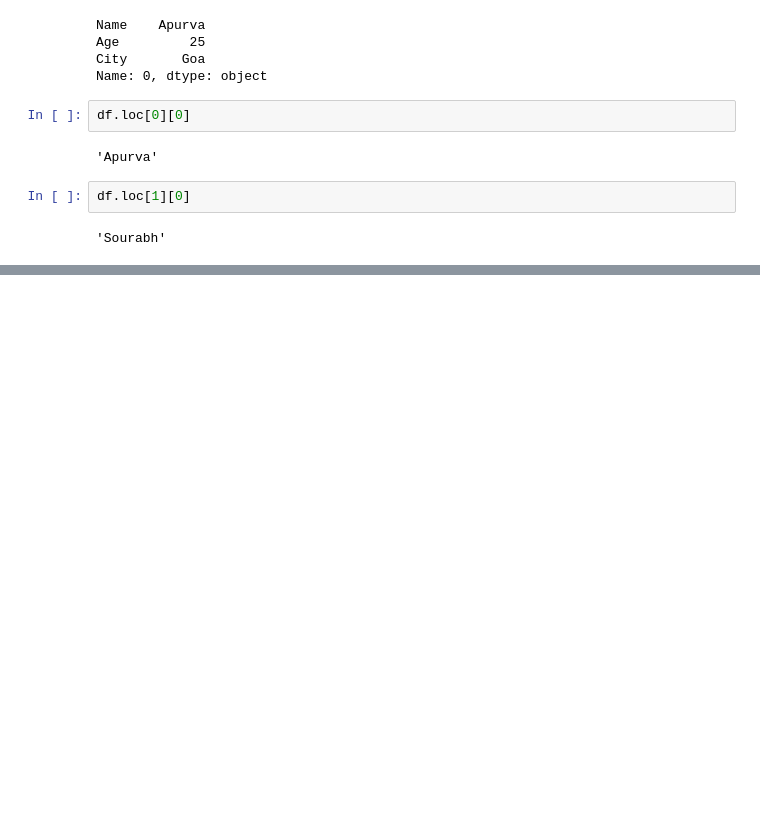
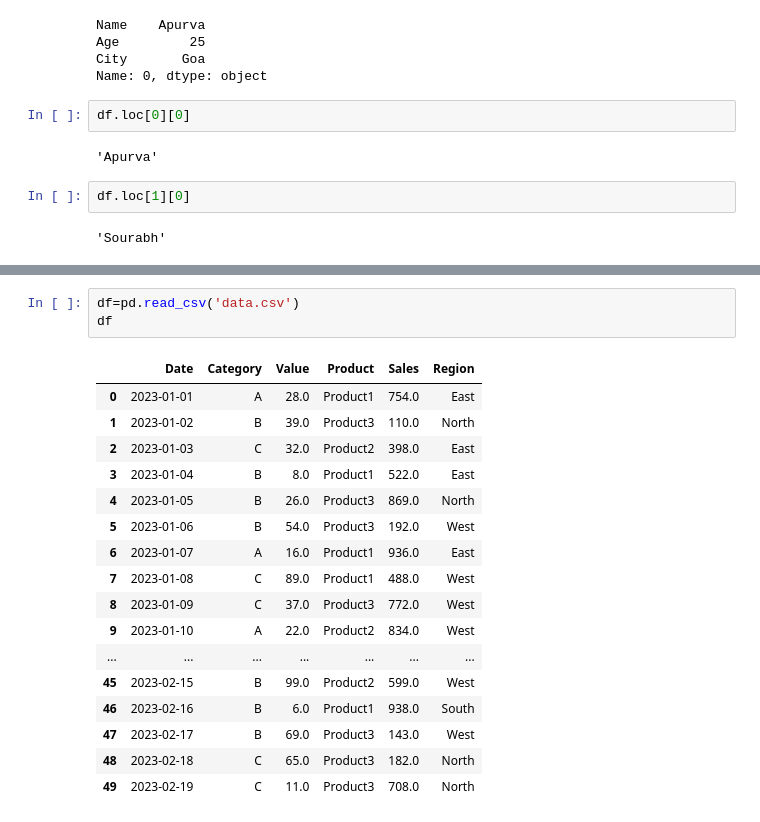
Before and after one commit to apurvau19/Python_Codes, a Jupyter notebook: 10- Data Analysis with Python/10.2-Pandas.ipynb, the cells around one changed output, grey strips where cells are left out. Saved outputs shown, nothing was run; the diff lists cells and outputs as text; blank space fills up the shorter version.

```diff
--- a/10- Data Analysis with Python/10.2-Pandas.ipynb
+++ b/10- Data Analysis with Python/10.2-Pandas.ipynb
@@ -142,0 +227,21 @@ df.loc[1][0]
+# %%
+df=pd.read_csv('data.csv')
+df
+# %% [output]
+|  | Date | Category | Value | Product | Sales | Region |
+| 0 | 2023-01-01 | A | 28.0 | Product1 | 754.0 | East |
+| 1 | 2023-01-02 | B | 39.0 | Product3 | 110.0 | North |
+| 2 | 2023-01-03 | C | 32.0 | Product2 | 398.0 | East |
+| 3 | 2023-01-04 | B | 8.0 | Product1 | 522.0 | East |
+| 4 | 2023-01-05 | B | 26.0 | Product3 | 869.0 | North |
+| 5 | 2023-01-06 | B | 54.0 | Product3 | 192.0 | West |
+| 6 | 2023-01-07 | A | 16.0 | Product1 | 936.0 | East |
+| 7 | 2023-01-08 | C | 89.0 | Product1 | 488.0 | West |
+| 8 | 2023-01-09 | C | 37.0 | Product3 | 772.0 | West |
+| 9 | 2023-01-10 | A | 22.0 | Product2 | 834.0 | West |
+| ... | ... | ... | ... | ... | ... | ... |
+| 45 | 2023-02-15 | B | 99.0 | Product2 | 599.0 | West |
+| 46 | 2023-02-16 | B | 6.0 | Product1 | 938.0 | South |
+| 47 | 2023-02-17 | B | 69.0 | Product3 | 143.0 | West |
+| 48 | 2023-02-18 | C | 65.0 | Product3 | 182.0 | North |
+| 49 | 2023-02-19 | C | 11.0 | Product3 | 708.0 | North |
```
Also changed, not shown: parts of 17 cells of this notebook, 5 other files.
